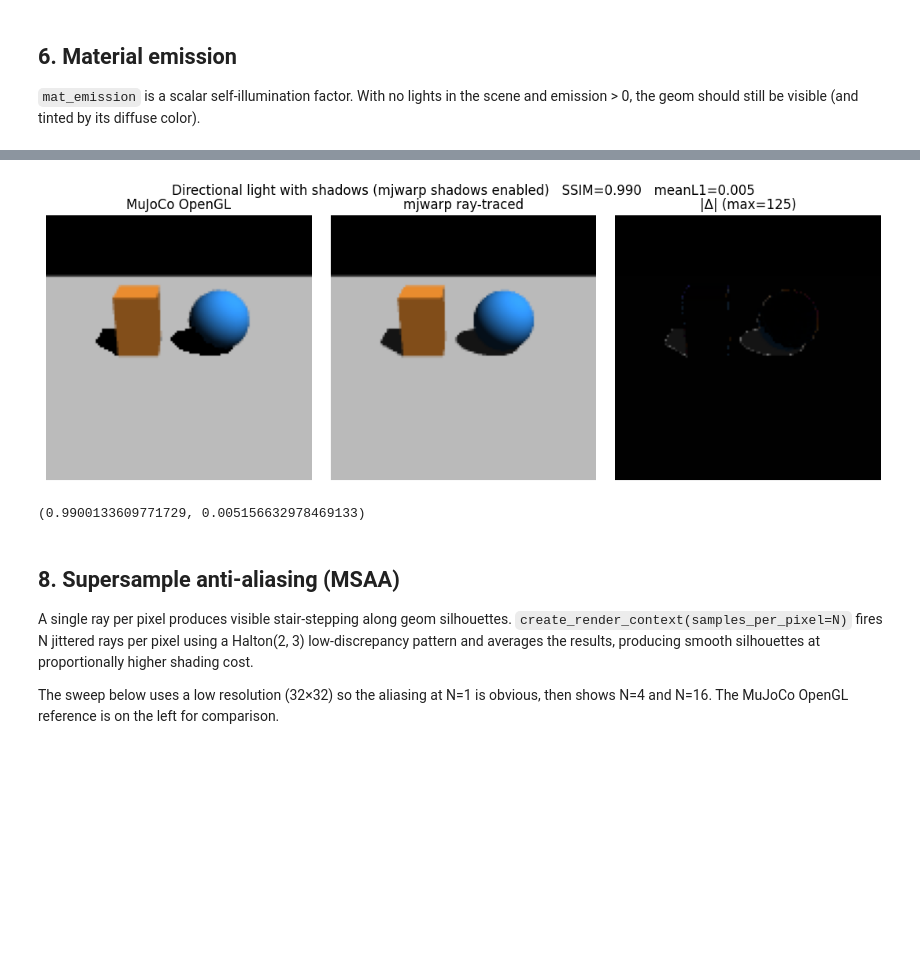
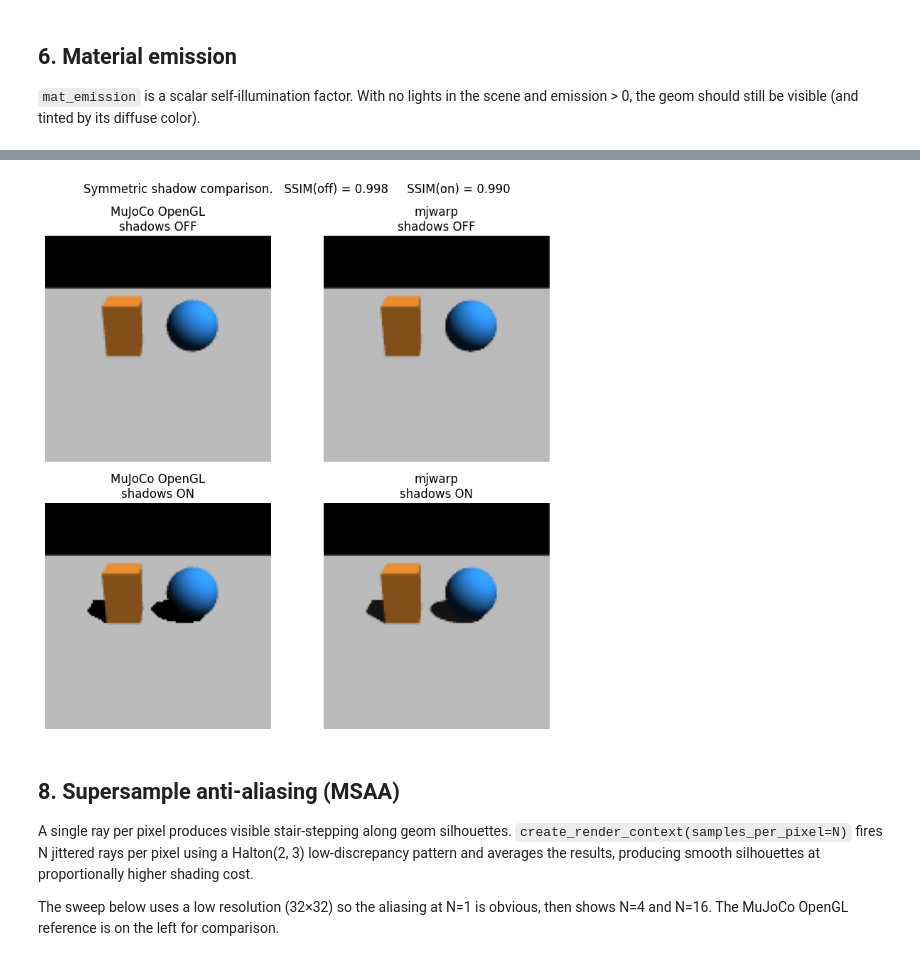
Before and after one commit to mhasek/mujoco_warp, a Jupyter notebook: notebooks/renderer_parity.ipynb, the cells around one changed output, grey strips where cells are left out. Cells and saved outputs as stored; diff of their text form; code cells hidden in the pictures; blank space fills up the shorter version.

```diff
--- a/notebooks/renderer_parity.ipynb
+++ b/notebooks/renderer_parity.ipynb
@@ -393,5 +454,35 @@ SHADOW_XML = """
 """
 
 mjm = mujoco.MjModel.from_xml_string(SHADOW_XML)
-compare_renders("Directional light with shadows (mjwarp shadows enabled)", mjm, use_shadows=True)
+
+# Render both backends in both shadow modes (off, off) and (on, on) so the
+# comparison stays symmetric — turning shadows on in only one of the two
+# renderers would create a false discrepancy in regions occluded by geometry.
+mj_off = mujoco_render(mjm, 128, 128, use_shadows=False)
+warp_off = mjwarp_render(mjm, 128, 128, use_shadows=False)
+mj_on = mujoco_render(mjm, 128, 128, use_shadows=True)
+warp_on = mjwarp_render(mjm, 128, 128, use_shadows=True)
+
+fig, axes = plt.subplots(2, 2, figsize=(8, 8))
+axes[0, 0].imshow(mj_off)
+axes[0, 0].set_title("MuJoCo OpenGL\nshadows OFF")
+axes[0, 0].axis("off")
+axes[0, 1].imshow(warp_off)
+axes[0, 1].set_title("mjwarp\nshadows OFF")
+axes[0, 1].axis("off")
+axes[1, 0].imshow(mj_on)
+axes[1, 0].set_title("MuJoCo OpenGL\nshadows ON")
+axes[1, 0].axis("off")
+axes[1, 1].imshow(warp_on)
+axes[1, 1].set_title("mjwarp\nshadows ON")
+axes[1, 1].axis("off")
+
+ssim_off = ssim_luma(warp_off, mj_off)
+ssim_on = ssim_luma(warp_on, mj_on)
+fig.suptitle(
+  "Symmetric shadow comparison.   "
+  f"SSIM(off) = {ssim_off:.3f}     SSIM(on) = {ssim_on:.3f}"
+)
+plt.tight_layout()
+plt.show()
 # %% [output]
@@ -399,5 +490,4 @@ Module render__locals___render_megakernel_a855ee74 38663e6 load on device 'cpu'
-[figure, old version]
+[figure, new version]
-(0.9900133609771729, 0.005156632978469133)
 # %% [markdown]
 ## 8. Supersample anti-aliasing (MSAA)
 
```
Also changed, not shown: parts of 18 cells of this notebook.
